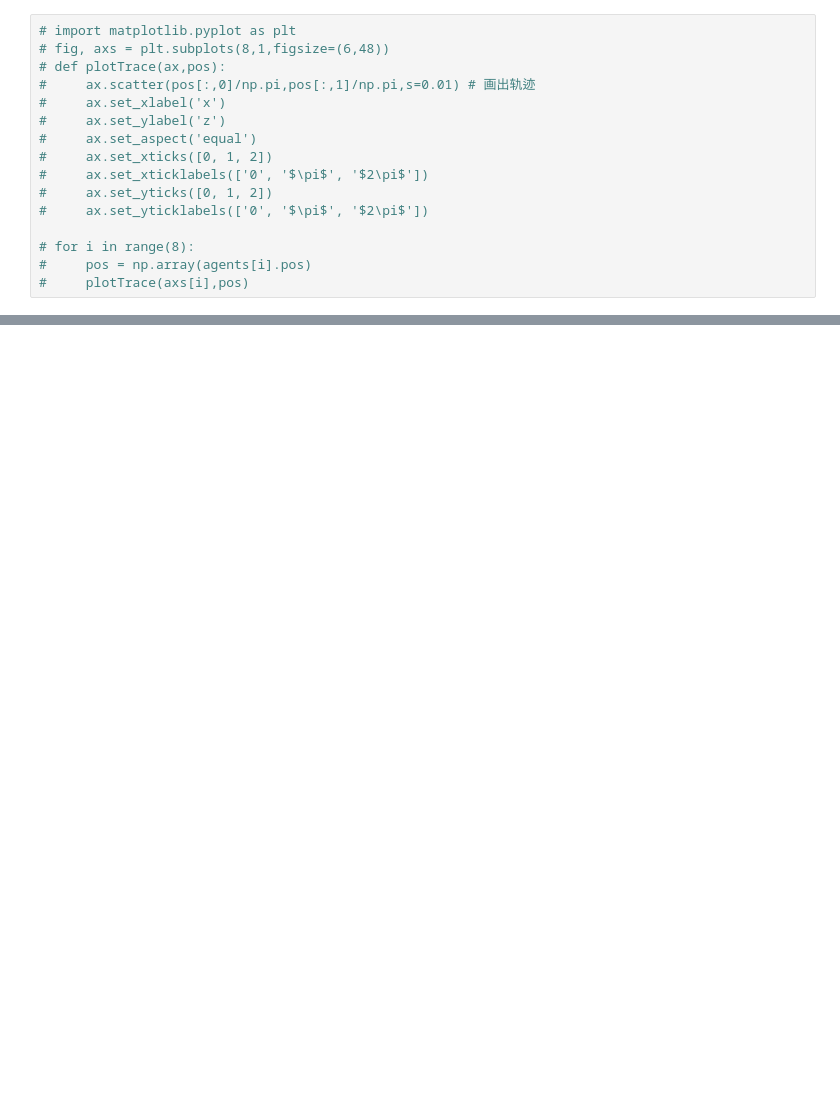
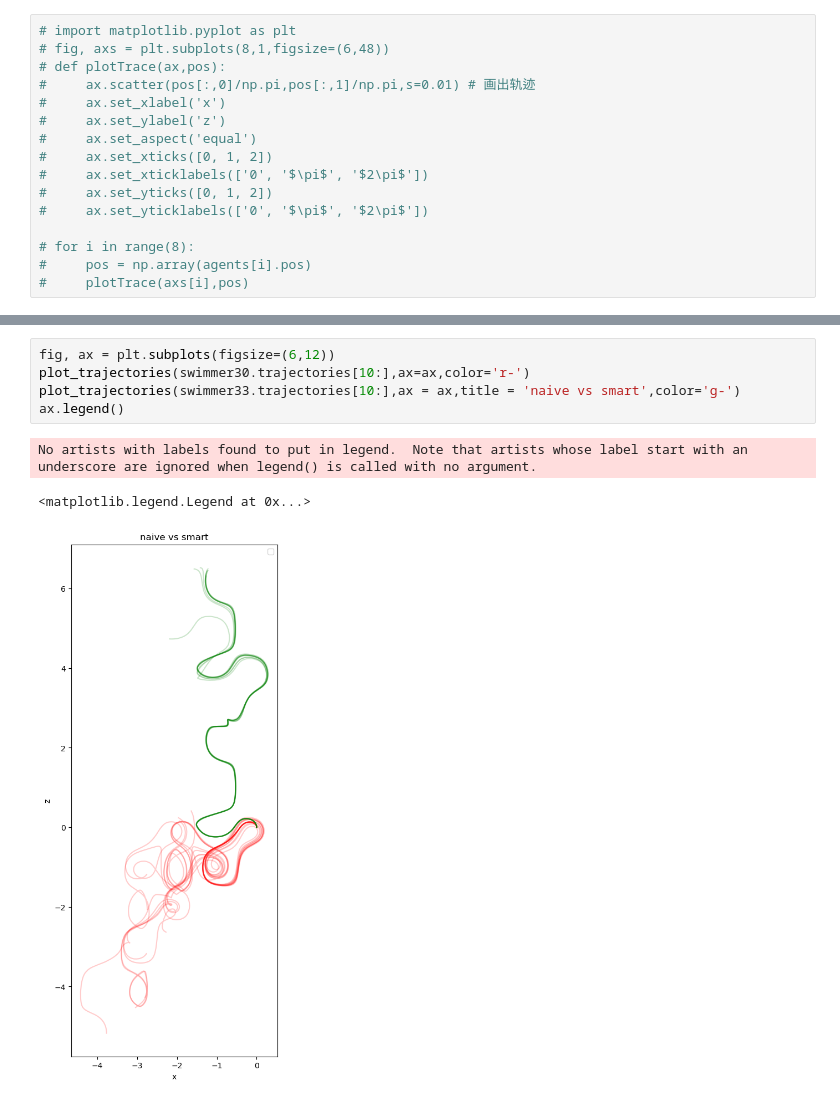
Before and after one commit to feizhanxia/FlowNavigation_via_RL_Reproduction, a Jupyter notebook: TGF.ipynb, the cells around one changed output, grey strips where cells are left out. Cells and saved outputs as stored; diff of their text form; blank space fills up the shorter version.

```diff
--- a/TGF.ipynb
+++ b/TGF.ipynb
@@ -433,0 +515,9 @@ Episode 1000/1000 length 3842
+# %%
+fig, ax = plt.subplots(figsize=(6,12))
+plot_trajectories(swimmer30.trajectories[10:],ax=ax,color='r-')
+plot_trajectories(swimmer33.trajectories[10:],ax = ax,title = 'naive vs smart',color='g-')
+ax.legend()
+# %% [output]
+No artists with labels found to put in legend.  Note that artists whose label start with an underscore are ignored when legend() is called with no argument.
+<matplotlib.legend.Legend at 0x...>
+[figure, added]
```
Also changed, not shown: parts of 15 cells of this notebook, 5 other files.
